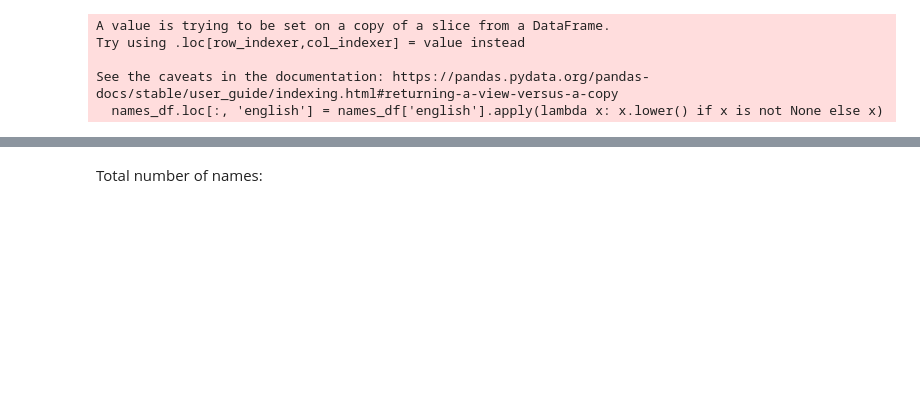
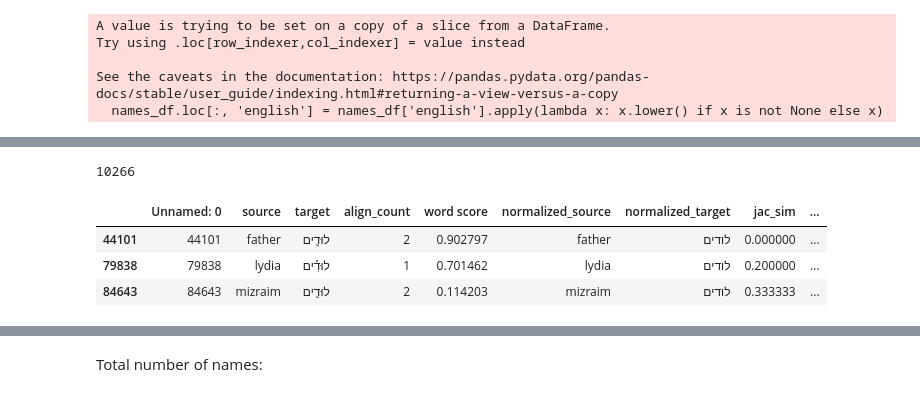
Before and after one commit to sil-ai/aqua-api, a Jupyter notebook: pipelines/scripts/word_alignment/Name alignment test.ipynb, the cells around one changed output, grey strips where cells are left out. Drawn from its saved outputs; the diff is of its cells as text; code cells hidden in the pictures; blank space fills up the shorter version.

```diff
--- a/pipelines/scripts/word_alignment/Name alignment test.ipynb
+++ b/pipelines/scripts/word_alignment/Name alignment test.ipynb
@@ -48,7 +50,7 @@ NIV84_df = vref_to_df('pfs/text_data/en-NIV84.txt')
 # %%
 gold_data = pd.read_parquet('../../../../new2old/data/gold_translation_data.parquet')
 # %%
-df.loc[:, 'total_score'] = df.apply(lambda row: row['word score'] * row['jac_sim'], axis=1)
+model_df.loc[:, 'total_score'] = model_df.apply(lambda row: row['word score'] + 5 * row['jac_sim'], axis=1)
 # %%
 domains = ['003001001', '003001002','003001004','003001006', '003001007','003001008','003001009','003001010', '003001012' ,'003001013' , '003001014', '003001015' , '003001017']
 names_df = bible_df[bible_df['domain_codes'].apply(lambda x: len(set(domains).intersection(set(x))) > 0)]
@@ -221,0 +220,12 @@ candidate_df[candidate_df.apply(lambda x: x['normalized_source'] in list(candida
+# %%
+vref_index
+# %% [output]
+10266
+# %%
+candidate_df = model_df[model_df['normalized_target'] == hebrew_source_normalized]
+candidate_df
+# %% [output]
+|  | Unnamed: 0 | source | target | align_count | word score | normalized_source | normalized_target | jac_sim | ... |
+| 44101 | 44101 | father | לוּדִ֧ים | 2 | 0.902797 | father | לודים | 0.000000 | ... |
+| 79838 | 79838 | lydia | לוּדִ֕ים | 1 | 0.701462 | lydia | לודים | 0.200000 | ... |
+| 84643 | 84643 | mizraim | לוּדִ֧ים | 2 | 0.114203 | mizraim | לודים | 0.333333 | ... |
```
Also changed, not shown: parts of 24 cells of this notebook, 7 other files.
